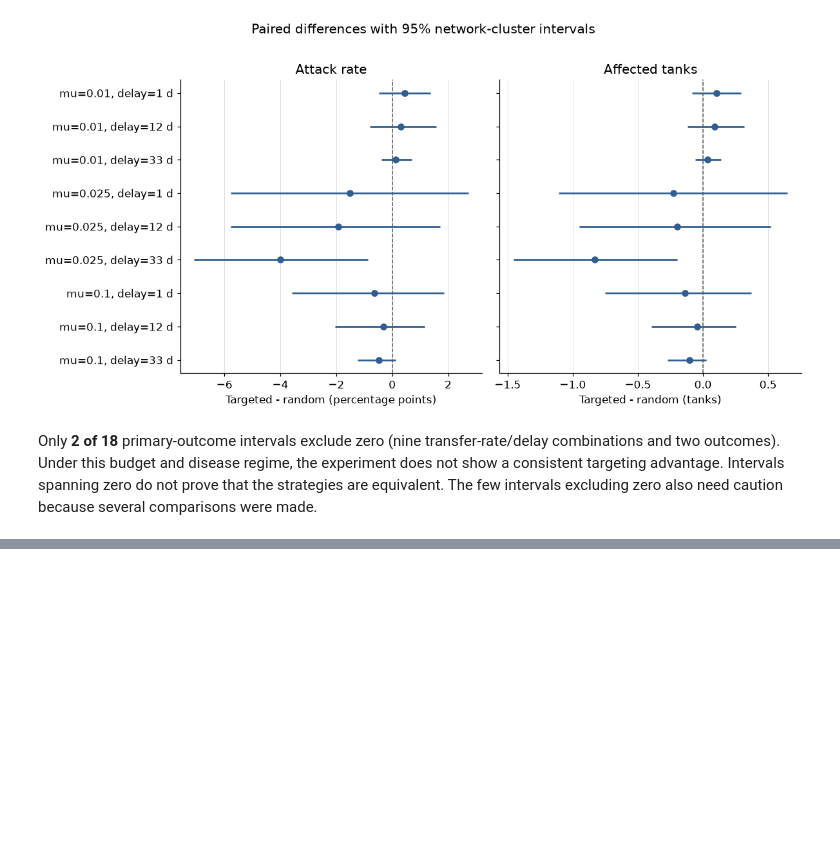
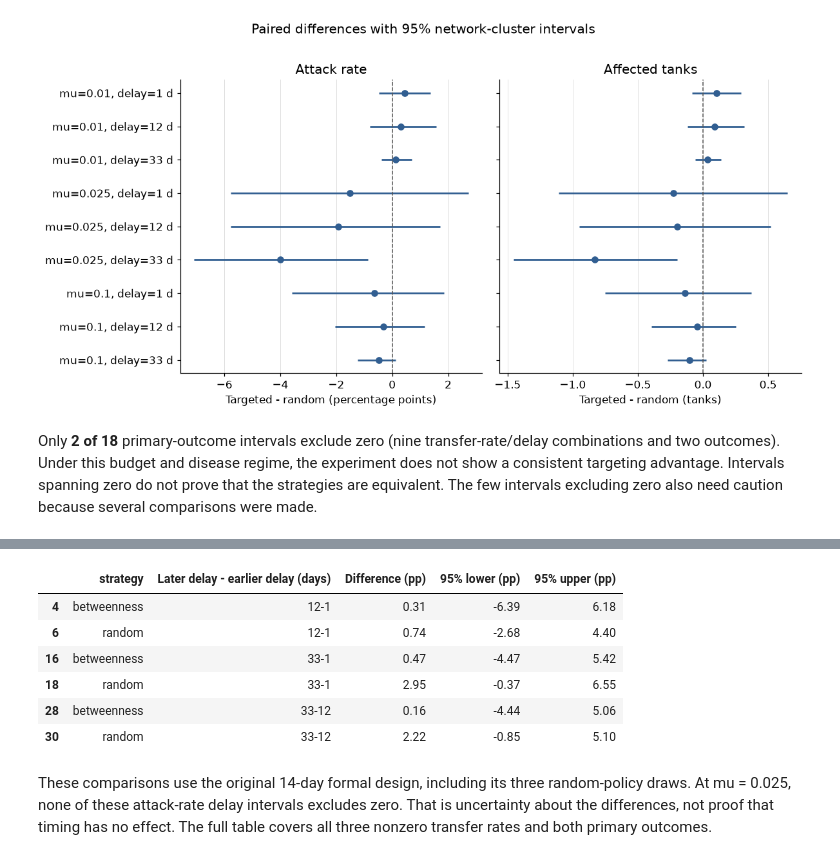
Before and after one commit to camzhou831-star/cits4403-research-project, a Jupyter notebook: notebooks/project-walkthrough.ipynb, the cells around one changed output, grey strips where cells are left out. Saved outputs shown, nothing was run; the diff lists cells and outputs as text; code cells hidden in the pictures; blank space fills up the shorter version.

```diff
--- a/notebooks/project-walkthrough.ipynb
+++ b/notebooks/project-walkthrough.ipynb
@@ -519,0 +566,25 @@ Only **2 of 18** primary-outcome intervals exclude zero (nine transfer-rate/dela
+# %%
+formal_delays = followup_tables["formal-delay-effects"]
+delay_attack = formal_delays[
+    formal_delays["transfer_rate"].eq(0.025) & formal_delays["metric"].eq("final_attack_rate")
+].copy()
+delay_attack[["mean_diff", "ci95_low", "ci95_high"]] *= 100
+display(delay_attack[["strategy", "contrast", "mean_diff", "ci95_low", "ci95_high"]].rename(columns={
+    "contrast": "Later delay - earlier delay (days)",
+    "mean_diff": "Difference (pp)", "ci95_low": "95% lower (pp)", "ci95_high": "95% upper (pp)",
+}).round(2))
+display(Markdown(
+    "These comparisons use the original 14-day formal design, including its three random-policy draws. "
+    "At mu = 0.025, none of these attack-rate delay intervals excludes zero. "
+    "That is uncertainty about the differences, not proof that timing has no effect. "
+    "The full table covers all three nonzero transfer rates and both primary outcomes."
+))
+# %% [output]
+|  | strategy | Later delay - earlier delay (days) | Difference (pp) | 95% lower (pp) | 95% upper (pp) |
+| 4 | betweenness | 12-1 | 0.31 | -6.39 | 6.18 |
+| 6 | random | 12-1 | 0.74 | -2.68 | 4.40 |
+| 16 | betweenness | 33-1 | 0.47 | -4.47 | 5.42 |
+| 18 | random | 33-1 | 2.95 | -0.37 | 6.55 |
+| 28 | betweenness | 33-12 | 0.16 | -4.44 | 5.06 |
+| 30 | random | 33-12 | 2.22 | -0.85 | 5.10 |
+These comparisons use the original 14-day formal design, including its three random-policy draws. At mu = 0.025, none of these attack-rate delay intervals excludes zero. That is uncertainty about the differences, not proof that timing has no effect. The full table covers all three nonzero transfer rates and both primary outcomes.
```
Also changed, not shown: parts of 7 cells of this notebook, 15 other files.
